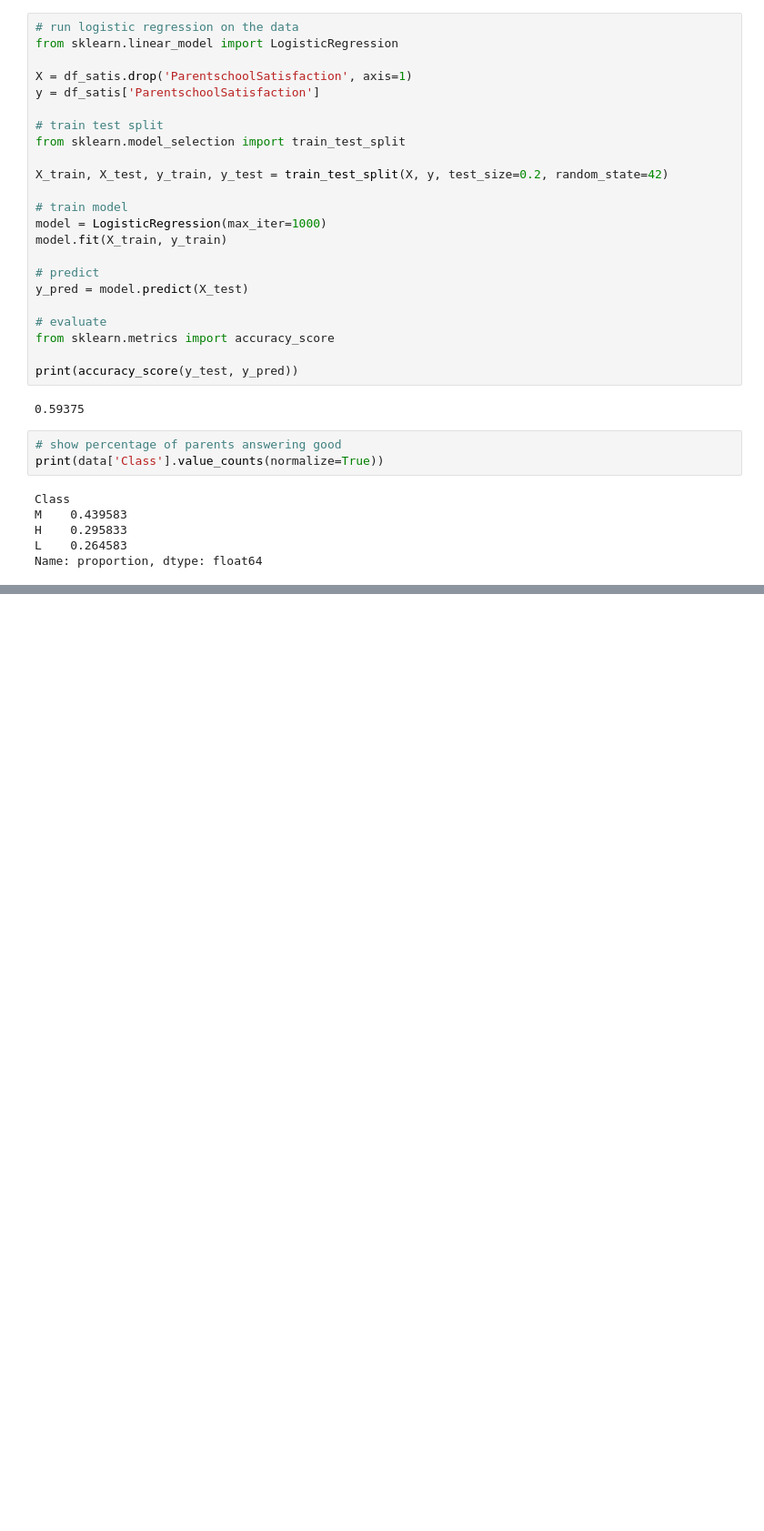
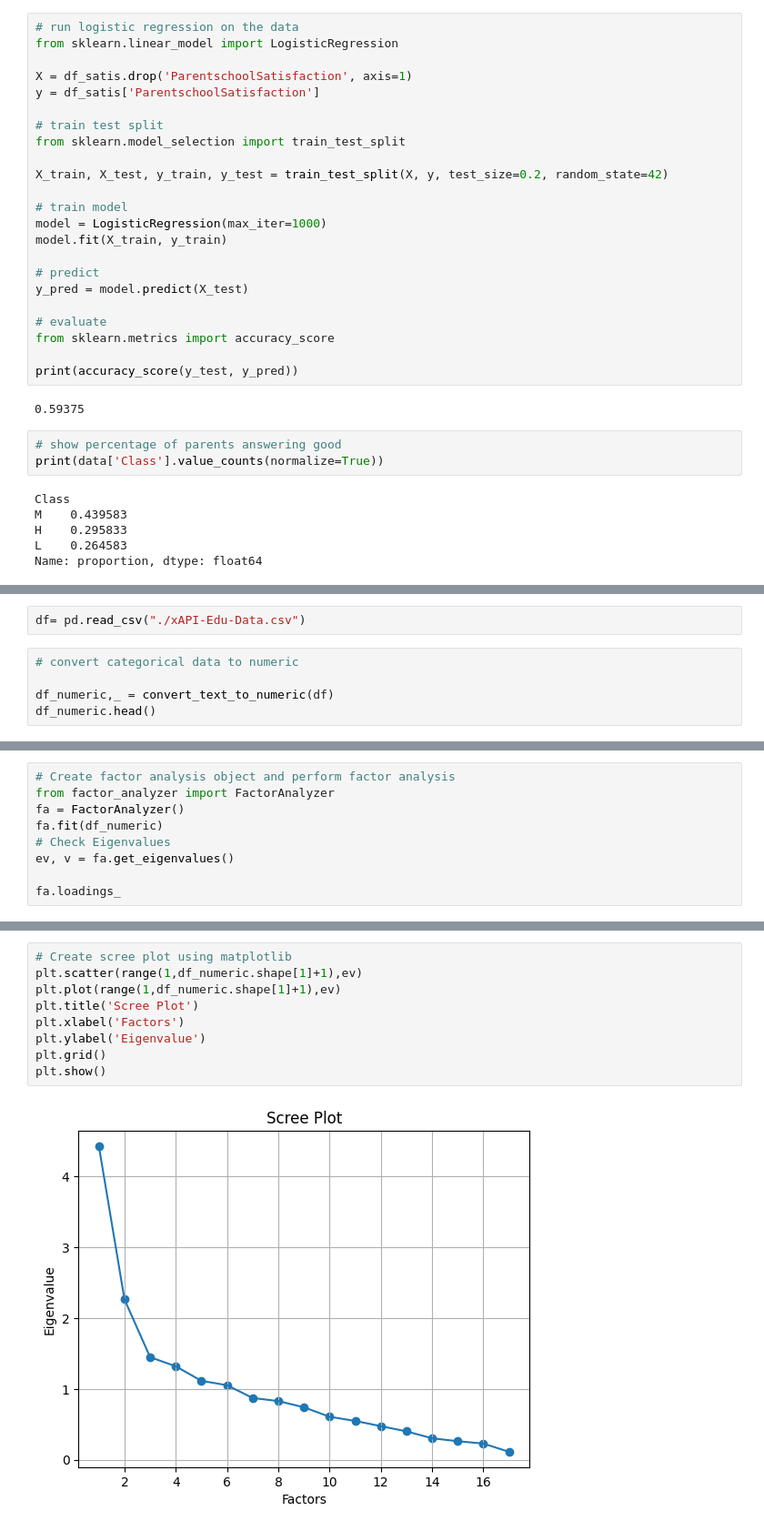
Before and after one commit to vanhalen42/student_academic_performance, a Jupyter notebook: simple_correlation_analysis copy.ipynb, the cells around one changed output, grey strips where cells are left out. Shown at 91% size. Drawn from its saved outputs; the diff is of its cells as text; blank space fills up the shorter version.

```diff
--- a/simple_correlation_analysis copy.ipynb
+++ b/simple_correlation_analysis copy.ipynb
@@ -708,0 +717,7 @@ Class 0.7395833333333334
+# %%
+df= pd.read_csv("./xAPI-Edu-Data.csv")
+# %%
+# convert categorical data to numeric
+
+df_numeric,_ = convert_text_to_numeric(df)
+df_numeric.head()
@@ -708,0 +757,9 @@ Class 0.7395833333333334
+# %%
+# Create factor analysis object and perform factor analysis
+from factor_analyzer import FactorAnalyzer
+fa = FactorAnalyzer()
+fa.fit(df_numeric)
+# Check Eigenvalues
+ev, v = fa.get_eigenvalues()
+
+fa.loadings_
@@ -708,0 +784,11 @@ Class 0.7395833333333334
+# %%
+# Create scree plot using matplotlib
+plt.scatter(range(1,df_numeric.shape[1]+1),ev)
+plt.plot(range(1,df_numeric.shape[1]+1),ev)
+plt.title('Scree Plot')
+plt.xlabel('Factors')
+plt.ylabel('Eigenvalue')
+plt.grid()
+plt.show()
+# %% [output]
+[figure, added]
```
Also changed, not shown: parts of 24 cells of this notebook.
